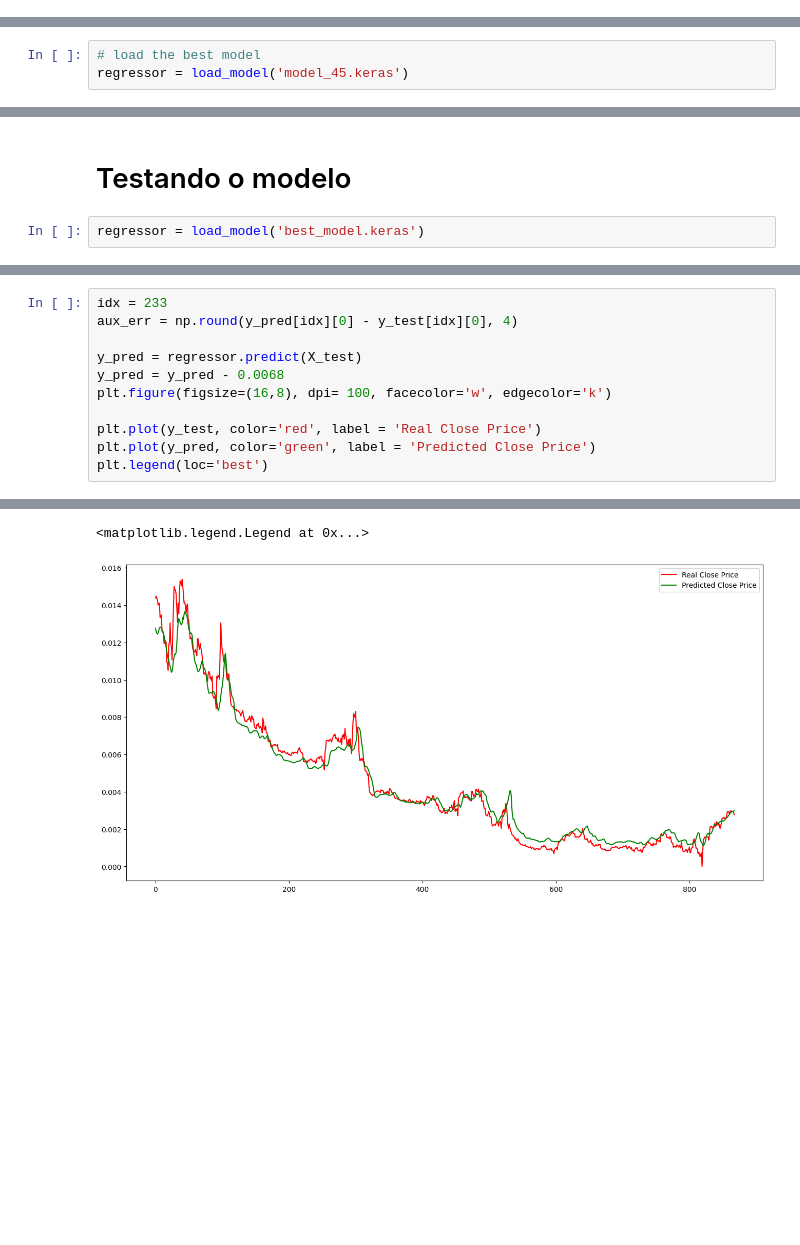
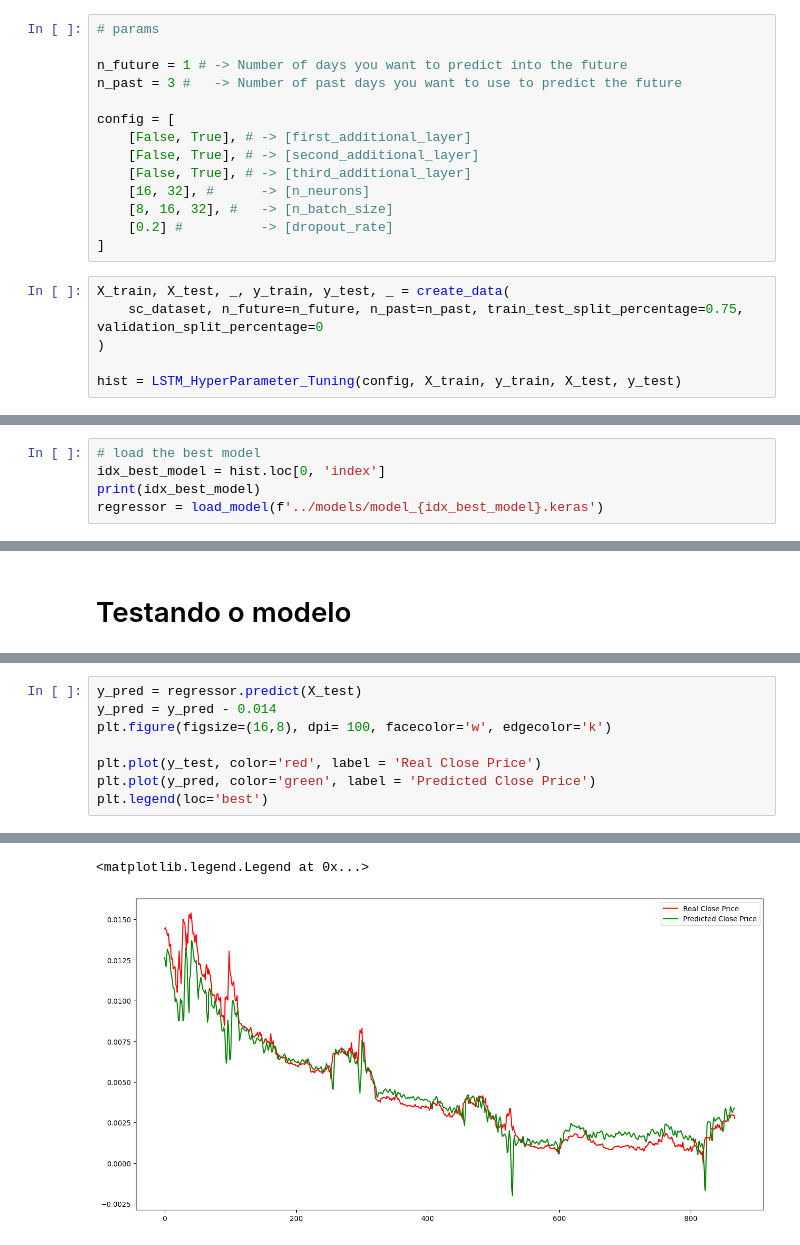
Before and after one commit to GuilhermeMaciel75/Redes_Neurais_p1, a Jupyter notebook: projeto_2/src/btcLstmKeras.ipynb, the cells around one changed output, grey strips where cells are left out. Saved outputs shown, nothing was run; the diff lists cells and outputs as text; blank space fills up the shorter version.

Commit message:
fix: load best trained model

```diff
--- a/projeto_2/src/btcLstmKeras.ipynb
+++ b/projeto_2/src/btcLstmKeras.ipynb
@@ -479,0 +448,20 @@ Epoch 3: val_loss did not improve from 0.00018
+# %%
+# params
+
+n_future = 1 # -> Number of days you want to predict into the future
+n_past = 3 #   -> Number of past days you want to use to predict the future
+
+config = [
+    [False, True], # -> [first_additional_layer]
+    [False, True], # -> [second_additional_layer]
+    [False, True], # -> [third_additional_layer]
+    [16, 32], #      -> [n_neurons]
+    [8, 16, 32], #   -> [n_batch_size]
+    [0.2] #          -> [dropout_rate]
+]
+# %%
+X_train, X_test, _, y_train, y_test, _ = create_data(
+    sc_dataset, n_future=n_future, n_past=n_past, train_test_split_percentage=0.75, validation_split_percentage=0
+)
+
+hist = LSTM_HyperParameter_Tuning(config, X_train, y_train, X_test, y_test)
@@ -492,3 +498,5 @@ hist.head()
 # %%
 # load the best model
-regressor = load_model('model_45.keras')
+idx_best_model = hist.loc[0, 'index']
+print(idx_best_model)
+regressor = load_model(f'../models/model_{idx_best_model}.keras')
@@ -495,7 +505,5 @@ regressor = load_model('model_45.keras')
 # %% [markdown]
 # Testando o modelo
-# %%
-regressor = load_model('best_model.keras')
 # %%
 results = regressor.evaluate(X_test, y_test)
 print("test loss, test acc:", np.round(results, 7))
@@ -517,9 +525,6 @@ plt.legend(loc='best')
 # %%
-idx = 233
-aux_err = np.round(y_pred[idx][0] - y_test[idx][0], 4)
-
 y_pred = regressor.predict(X_test)
-y_pred = y_pred - 0.0068
+y_pred = y_pred - 0.014
 plt.figure(figsize=(16,8), dpi= 100, facecolor='w', edgecolor='k')
 
 plt.plot(y_test, color='red', label = 'Real Close Price')
@@ -530,2 +535,2 @@ plt.legend(loc='best')
 <matplotlib.legend.Legend at 0x...>
-[figure, old version]
+[figure, new version]
```
Also changed, not shown: parts of 15 cells of this notebook, 1 other file.
